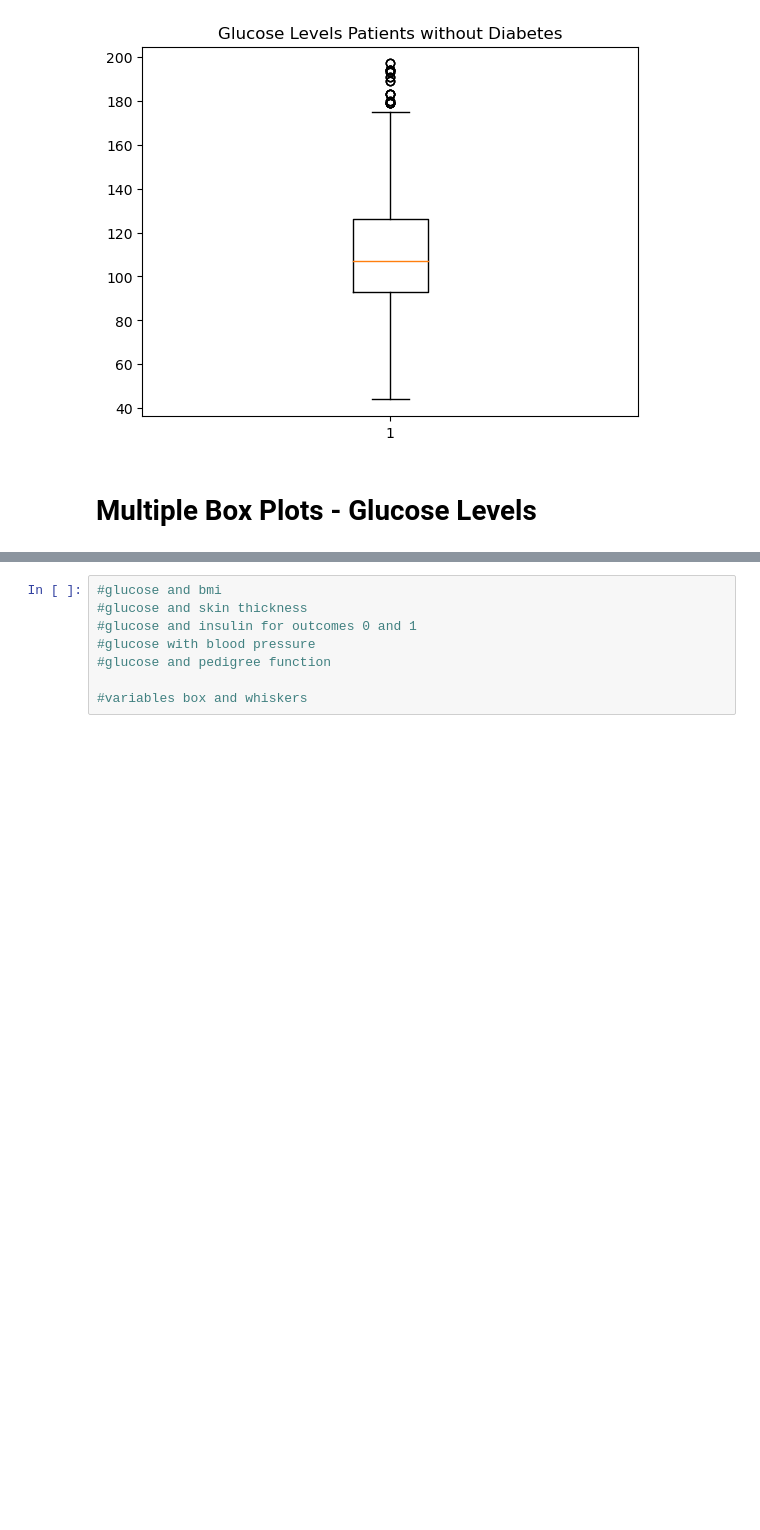
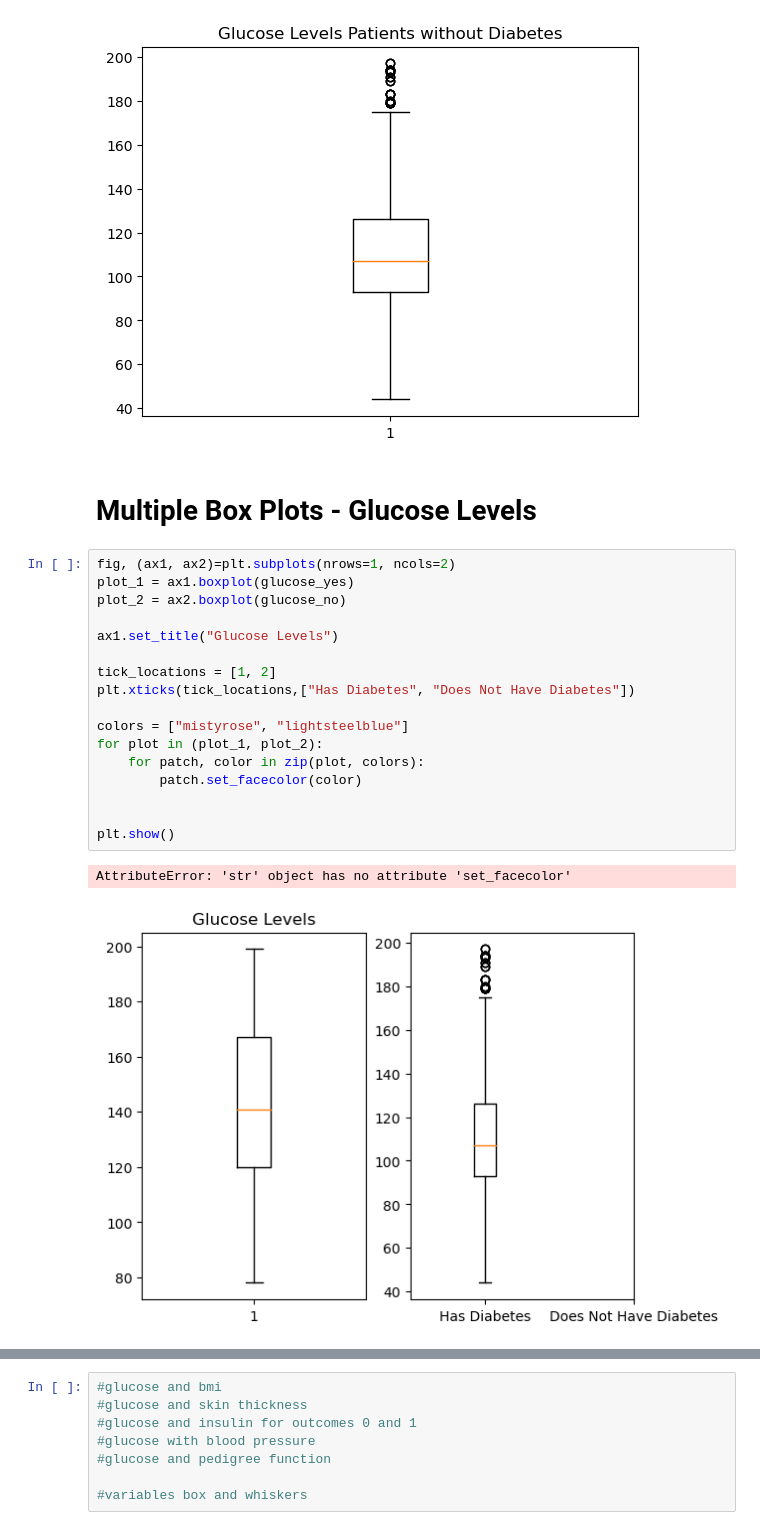
Before and after one commit to jmsavage2008/project-one, a Jupyter notebook: Project 1 Data Cleaning.ipynb, the cells around one changed output, grey strips where cells are left out. Saved outputs shown, nothing was run; the diff lists cells and outputs as text; blank space fills up the shorter version.

```diff
--- a/Project 1 Data Cleaning.ipynb
+++ b/Project 1 Data Cleaning.ipynb
@@ -412,4 +428,24 @@ plt.show()
 [figure]
 # %% [markdown]
 # Multiple Box Plots - Glucose Levels
+# %%
+fig, (ax1, ax2)=plt.subplots(nrows=1, ncols=2)
+plot_1 = ax1.boxplot(glucose_yes)
+plot_2 = ax2.boxplot(glucose_no)
+
+ax1.set_title("Glucose Levels")
+
+tick_locations = [1, 2]
+plt.xticks(tick_locations,["Has Diabetes", "Does Not Have Diabetes"])
+
+colors = ["mistyrose", "lightsteelblue"]
+for plot in (plot_1, plot_2):
+    for patch, color in zip(plot, colors):
+        patch.set_facecolor(color)
+
+
+plt.show()
+# %% [output]
+AttributeError: 'str' object has no attribute 'set_facecolor'
+[figure, added]
 # %%
```
Also changed, not shown: parts of 27 cells of this notebook, 10 other files.
